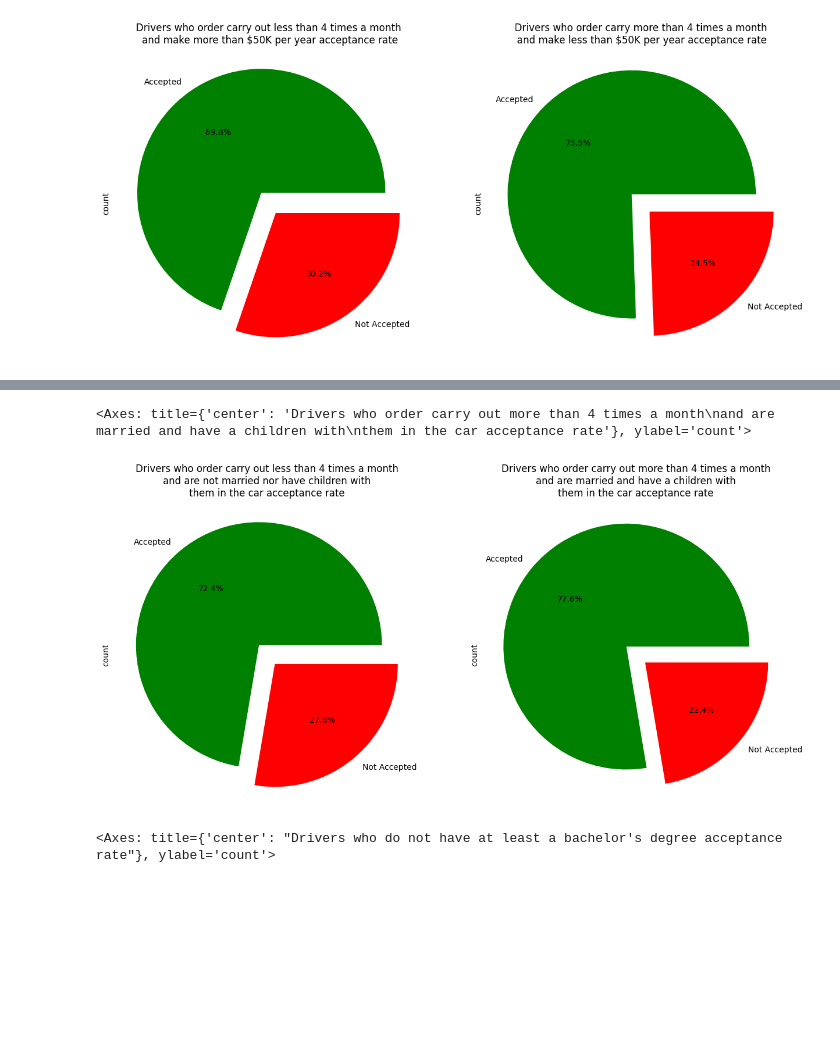
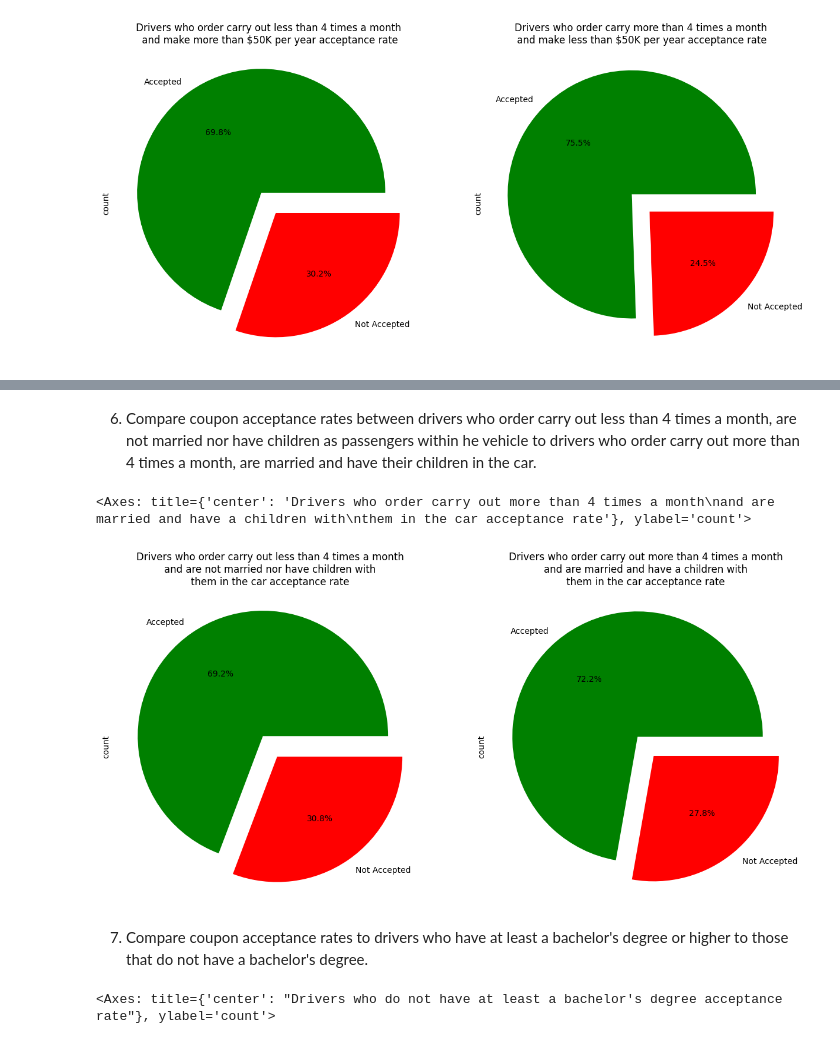
Before and after one commit to lululemon33/sent_coupon_acceptance, a Jupyter notebook: Will_the_Customer_Accept_the_Coupon.ipynb, the cells around one changed output, grey strips where cells are left out. Saved outputs shown, nothing was run; the diff lists cells and outputs as text; code cells hidden in the pictures; blank space fills up the shorter version.

```diff
--- a/Will_the_Customer_Accept_the_Coupon.ipynb
+++ b/Will_the_Customer_Accept_the_Coupon.ipynb
@@ -365,18 +386,22 @@ data6['Y'].value_counts().plot(kind='pie',explode=[0.1,0.1],autopct='%1.1f%%',co
+# %% [markdown]
+6. Compare coupon acceptance rates between drivers who order carry out less than 4 times a month, are not married nor have children as passengers within he vehicle to drivers who order carry out more than 4 times a month, are married and have their children in the car.
 # %%
 plt.figure(figsize=(15,7))
 plt.subplot(121)
 plt.title('Drivers who order carry out less than 4 times a month' + '\n' + 'and are not married nor have children with' + '\n' + 'them in the car acceptance rate')
-data6 = data5.query('(CarryAway != "not_specified") and (CarryAway == "never" or CarryAway == "less1" or CarryAway == "1~3") and (maritalStatus != "Married partner") and (has_children == 0)')
+data6 = data5.query('(CarryAway != "not_specified") and (CarryAway == "never" or CarryAway == "less1" or CarryAway == "1~3") and (maritalStatus != "Married partner") and (has_children == 0) and (passanger == "Alone")')
 data6['Y'].value_counts().plot(kind='pie',explode=[0.1,0.1],autopct='%1.1f%%',colors=['g','r'], labels=['Accepted', 'Not Accepted'])
 #data4.shape
 
 plt.subplot(122)
 plt.title('Drivers who order carry out more than 4 times a month' + '\n' + 'and are married and have a children with' + '\n' + 'them in the car acceptance rate')
-data6 = data5.query('(CarryAway != "not_specified") and (CarryAway == "4~8" or CarryAway == "gt8") and (maritalStatus == "Married partner") and (has_children == 1)')
+data6 = data5.query('(CarryAway != "not_specified") and (CarryAway == "4~8" or CarryAway == "gt8") and (maritalStatus == "Married partner") and (has_children == 1) and (passanger == "Kid(s)")')
 data6['Y'].value_counts().plot(kind='pie',explode=[0.1,0.1],autopct='%1.1f%%',colors=['g','r'], labels=['Accepted', 'Not Accepted'])
 # %% [output]
 <Axes: title={'center': 'Drivers who order carry out more than 4 times a month\nand are married and have a children with\nthem in the car acceptance rate'}, ylabel='count'>
-[figure, old version]
+[figure, new version]
+# %% [markdown]
+7. Compare coupon acceptance rates to drivers who have at least a bachelor's degree or higher to those that do not have a bachelor's degree.
 # %%
 plt.figure(figsize=(15,7))
 plt.subplot(121)
```
Also changed, not shown: parts of 12 cells of this notebook.
